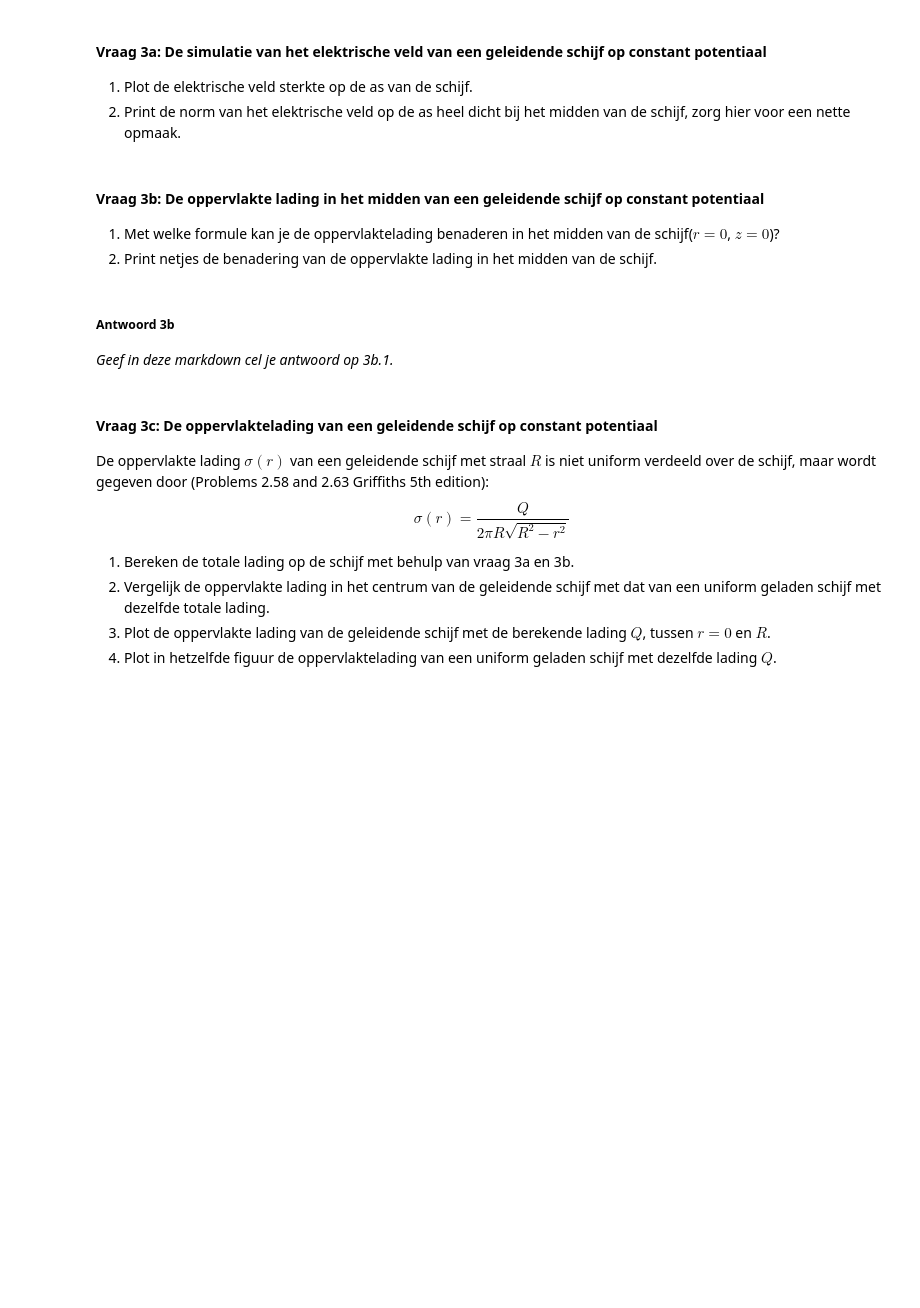
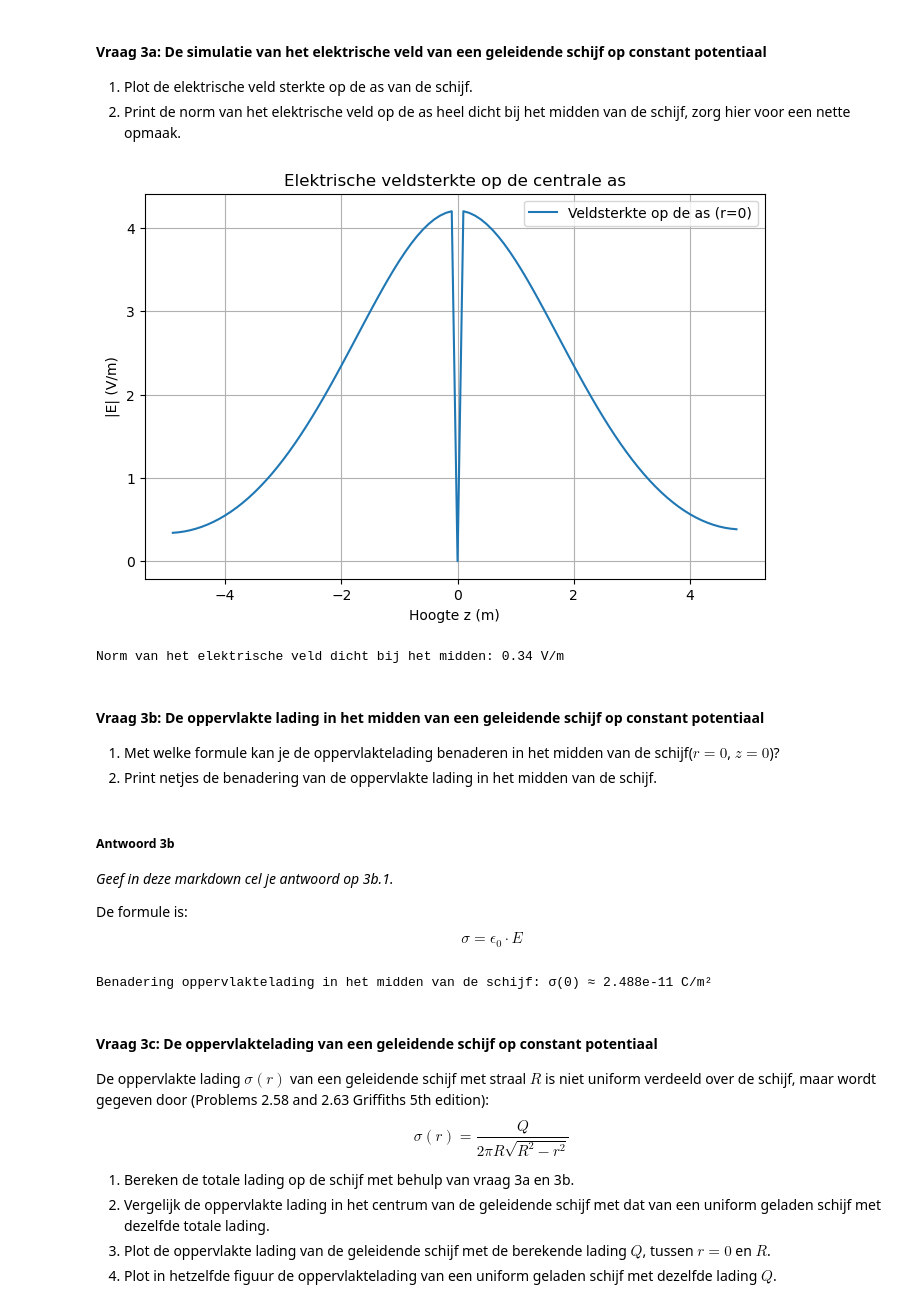
Before and after one commit to ErikvdBerkmortel/DEF-repository, a Jupyter notebook: DigitaleOntwerpopdrachten/1CondensatorOpdracht/CondensatorOntwerpopdracht.ipynb, the cells around one changed output. Cells and saved outputs as stored; diff of their text form; code cells hidden in the pictures; blank space fills up the shorter version.

```diff
--- a/DigitaleOntwerpopdrachten/1CondensatorOpdracht/CondensatorOntwerpopdracht.ipynb
+++ b/DigitaleOntwerpopdrachten/1CondensatorOpdracht/CondensatorOntwerpopdracht.ipynb
@@ -375,7 +375,26 @@ plot_results_disk(Ez, Er, normE, V, r, z, grid_step, disk_radius, z_pos_disk1, z
 # %%
 ###
 ###Jouw code hier###
 ###
+
+# De as van de schijf is waar r = 0.
+E_on_axis = normE[:, 0]
+
+plt.figure(figsize=(8, 5))
+plt.plot(z_for_E, E_on_axis, label='Veldsterkte op de as (r=0)')
+plt.xlabel('Hoogte z (m)')
+plt.ylabel('|E| (V/m)')
+plt.title('Elektrische veldsterkte op de centrale as')
+plt.grid(True)
+plt.legend()
+plt.show()
+
+# Norm van het elektrische
+veld_in_het_midden = E_on_axis[0]
+print(f"Norm van het elektrische veld dicht bij het midden: {veld_in_het_midden:.2f} V/m")
+# %% [output]
+[figure, added]
+Norm van het elektrische veld dicht bij het midden: 0.34 V/m
 # %% [markdown]
 #### Vraag 3b: De oppervlakte lading in het midden van een geleidende schijf op constant potentiaal
 
@@ -385,8 +404,29 @@ plot_results_disk(Ez, Er, normE, V, r, z, grid_step, disk_radius, z_pos_disk1, z
 ##### Antwoord 3b
 
 *Geef in deze markdown cel je antwoord op 3b.1.*
+
+De formule is:
+$$\sigma = \epsilon_0 \cdot E$$
 # %%
 #### Print met deze cel met een nette opmaak je antwoord op vraag 3b 2.
+
+epsilon0 = 8.854e-12  # F/m
+
+#  r ≈ 0 (as)
+i0 = np.argmin(np.abs(r_for_E - 0.0))
+
+#  midden van de schijf
+iz0 = np.argmin(np.abs(z_for_E - z_pos_disk1))
+
+# Normale veldcomponent net buiten de schijf
+Ez_midden = Ez[iz0, i0]
+
+# Oppervlakteladingsdichtheid
+sigma_midden = epsilon0 * abs(Ez_midden)
+
+print("Benadering oppervlaktelading in het midden van de schijf:", f"σ(0) ≈ {sigma_midden:.3e} C/m²")
+# %% [output]
+Benadering oppervlaktelading in het midden van de schijf: σ(0) ≈ 2.488e-11 C/m²
 # %% [markdown]
 #### Vraag 3c: De oppervlaktelading van een geleidende schijf op constant potentiaal
 
```
Also changed, not shown: parts of 15 cells of this notebook, 3 other files.
